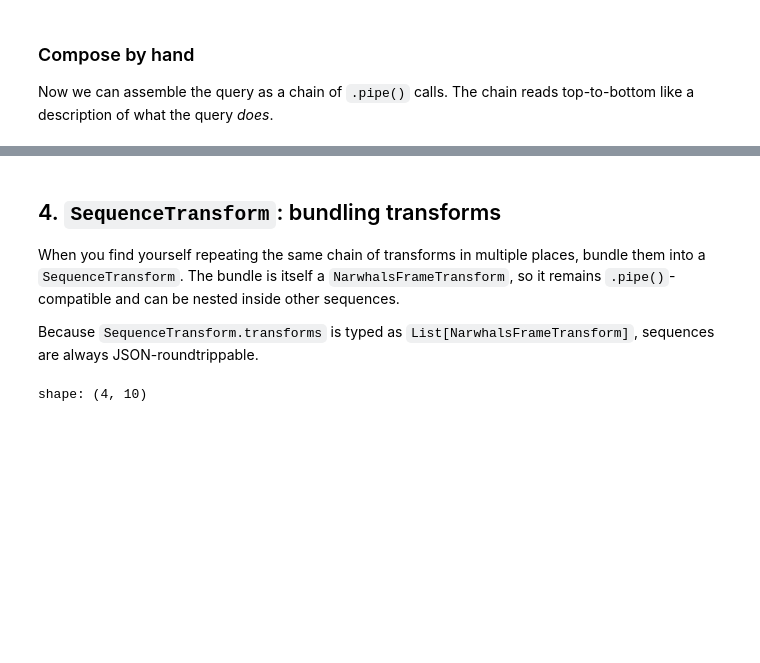
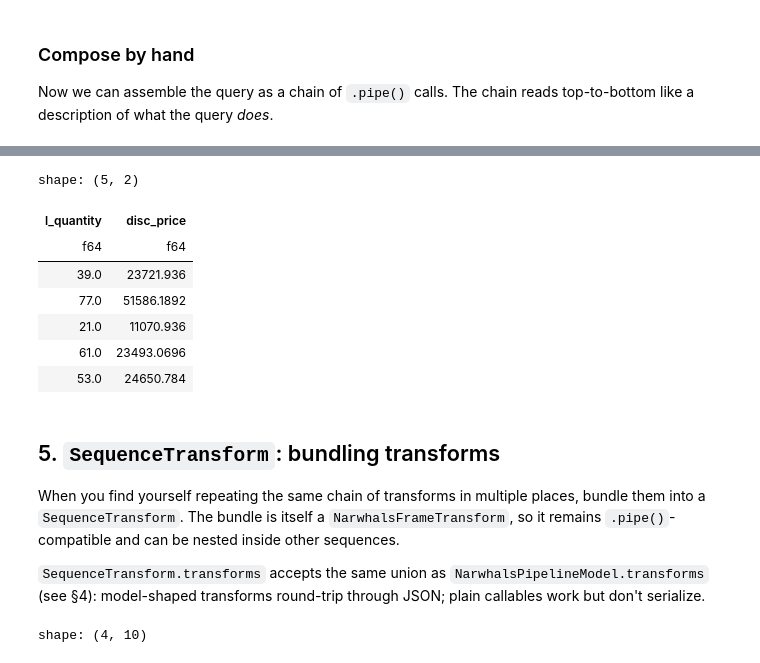
Before and after one commit to Point72/ccflow, a Jupyter notebook: ccflow/examples/narwhals_pipelines.ipynb, the cells around one changed output, grey strips where cells are left out. Cells and saved outputs as stored; diff of their text form; code cells hidden in the pictures; blank space fills up the shorter version.

```diff
--- a/ccflow/examples/narwhals_pipelines.ipynb
+++ b/ccflow/examples/narwhals_pipelines.ipynb
@@ -106,9 +95,6 @@ Here is TPC-H Q1, written as a plain narwhals function — adapted from
 pricing summary statistics for line items shipped before a cutoff date, grouped by
 return-flag and line-status.
 # %%
-from datetime import datetime
-
-
 def q1_monolith(lineitem):
     cutoff = datetime(1998, 9, 2)
     return (
@@ -132,8 +118,9 @@ def q1_monolith(lineitem):
     )
 
 
-# Pull the lineitem table; TPCHDataGenerator returns an eager NarwhalsDataFrameResult.
-lineitem_eager = generator(TPCHTableContext(table="lineitem")).df
+# Pull the lineitem table from the registry. Each table provider is a NullContext-typed
+# CallableModel, so calling it with no args returns an eager NarwhalsDataFrameResult.
+lineitem_eager = registry["/table/lineitem"]().df
 lineitem = lineitem_eager.lazy()  # work lazily for plan optimization
 
 q1_monolith(lineitem).collect().to_native()
@@ -305,10 +304,43 @@ shape: (4, 10)
+# %%
+class PlainModelDoubler(BaseModel):
+    """A plain ccflow.BaseModel, not subclassing NarwhalsFrameTransform."""
+
+    col: str
+
+    def __call__(self, df):
+        return df.with_columns(nw.col(self.col) * 2)
+
+
+def add_constant(df, c=10):
+    """A plain function; bind args via functools.partial or a lambda."""
+    return df.with_columns(nw.col("l_quantity") + c)
+
+
+demo = SequenceTransform(
+    transforms=[
+        PlainModelDoubler(col="l_quantity"),  # plain BaseModel
+        lambda df: add_constant(df, c=5),  # lambda
+        DeriveLineItemMetrics(),  # NarwhalsFrameTransform
+    ]
+)
+lineitem.pipe(demo).select("l_quantity", "disc_price").head().collect().to_native()
+# %% [output]
+shape: (5, 2)
+| l_quantity | disc_price |
+| f64 | f64 |
+| 39.0 | 23721.936 |
+| 77.0 | 51586.1892 |
+| 21.0 | 11070.936 |
+| 61.0 | 23493.0696 |
+| 53.0 | 24650.784 |
 # %% [markdown]
-## 4. `SequenceTransform`: bundling transforms
+## 5. `SequenceTransform`: bundling transforms
 
 When you find yourself repeating the same chain of transforms in multiple places, bundle
 them into a `SequenceTransform`. The bundle is itself a `NarwhalsFrameTransform`, so it
 remains `.pipe()`-compatible and can be nested inside other sequences.
 
-Because `SequenceTransform.transforms` is typed as `List[NarwhalsFrameTransform]`,
-sequences are always JSON-roundtrippable.
+`SequenceTransform.transforms` accepts the same union as `NarwhalsPipelineModel.transforms`
+(see §4): model-shaped transforms round-trip through JSON; plain callables work but don't
+serialize.
 # %%
```
Also changed, not shown: parts of 35 cells of this notebook, 3 other files.
